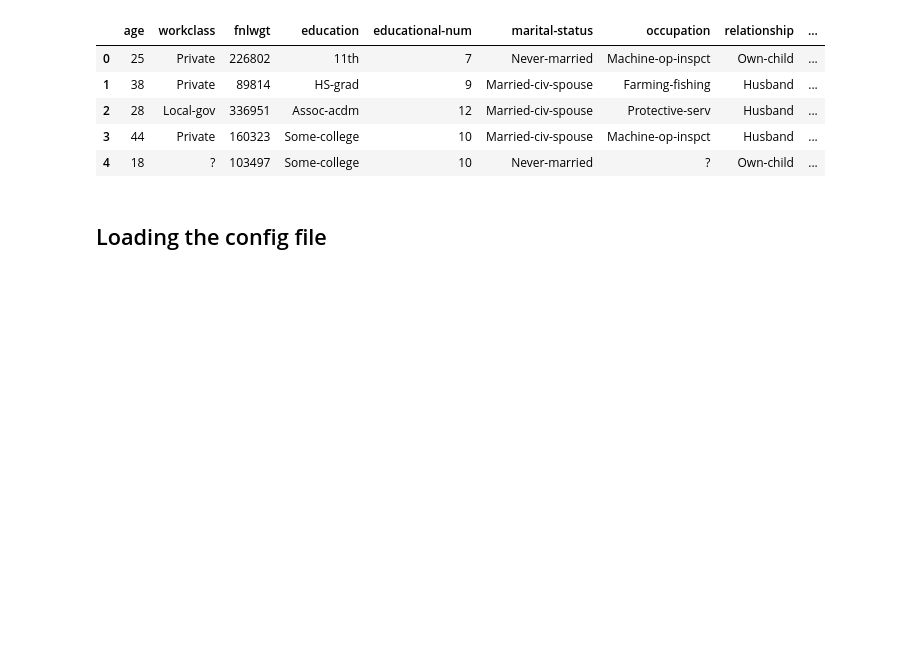
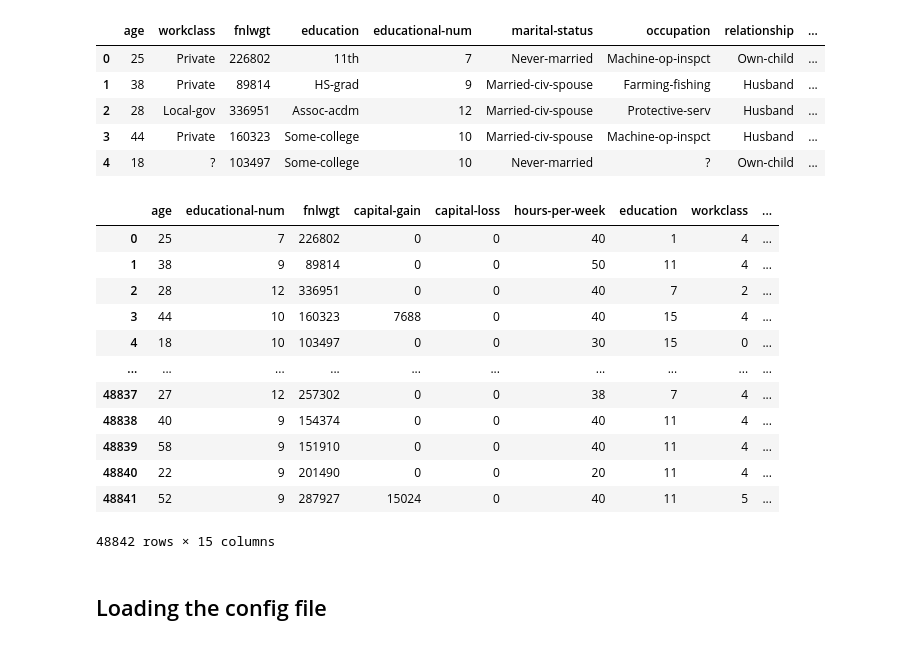
Before and after one commit to ETIQ-AI/ml-testing, a Jupyter notebook: Scans by type/Accuracy/Accuracy - Release 1.3.ipynb, the cells around one changed output. Cells and saved outputs as stored; diff of their text form; code cells hidden in the pictures; blank space fills up the shorter version.

```diff
--- a/Scans by type/Accuracy/Accuracy - Release 1.3.ipynb
+++ b/Scans by type/Accuracy/Accuracy - Release 1.3.ipynb
@@ -127,6 +126,22 @@ for i in cat_vars:
 
 data_encoded.set_index(data.index, inplace=True)
 data_encoded = pd.concat([data.loc[:, cont_vars], data_encoded], axis=1).copy()
+# %%
+data_encoded
+# %% [output]
+|  | age | educational-num | fnlwgt | capital-gain | capital-loss | hours-per-week | education | workclass | ... |
+| 0 | 25 | 7 | 226802 | 0 | 0 | 40 | 1 | 4 | ... |
+| 1 | 38 | 9 | 89814 | 0 | 0 | 50 | 11 | 4 | ... |
+| 2 | 28 | 12 | 336951 | 0 | 0 | 40 | 7 | 2 | ... |
+| 3 | 44 | 10 | 160323 | 7688 | 0 | 40 | 15 | 4 | ... |
+| 4 | 18 | 10 | 103497 | 0 | 0 | 30 | 15 | 0 | ... |
+| ... | ... | ... | ... | ... | ... | ... | ... | ... | ... |
+| 48837 | 27 | 12 | 257302 | 0 | 0 | 38 | 7 | 4 | ... |
+| 48838 | 40 | 9 | 154374 | 0 | 0 | 40 | 11 | 4 | ... |
+| 48839 | 58 | 9 | 151910 | 0 | 0 | 40 | 11 | 4 | ... |
+| 48840 | 22 | 9 | 201490 | 0 | 0 | 20 | 11 | 4 | ... |
+| 48841 | 52 | 9 | 287927 | 15024 | 0 | 40 | 11 | 5 | ... |
+48842 rows × 15 columns
 # %% [markdown]
 ## Loading the config file
 # %%
```
Also changed, not shown: parts of 11 cells of this notebook, 1 other file.
